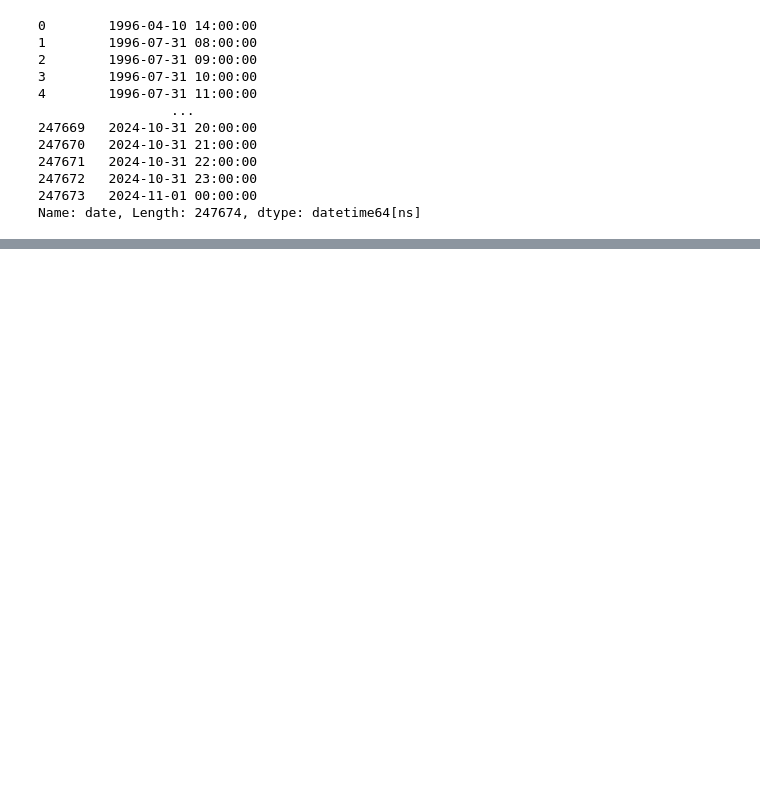
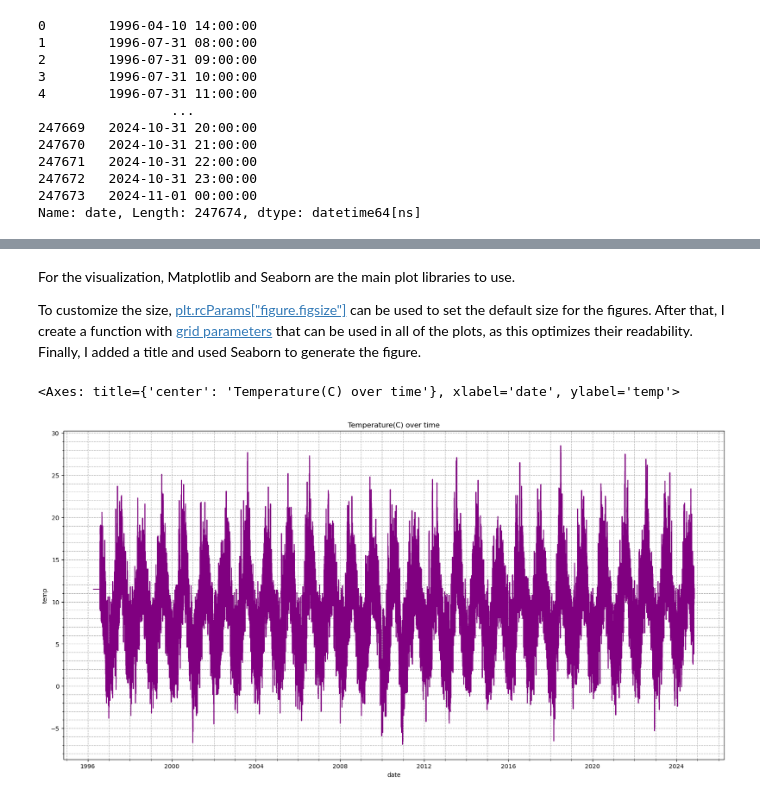
Before and after one commit to FatimaBOliveira/Programming-for-data-analytics, a Jupyter notebook: Assignments/assignment_6_Weather.ipynb, the cells around one changed output, grey strips where cells are left out. Saved outputs shown, nothing was run; the diff lists cells and outputs as text; code cells hidden in the pictures; blank space fills up the shorter version.

```diff
--- a/Assignments/assignment_6_Weather.ipynb
+++ b/Assignments/assignment_6_Weather.ipynb
@@ -169,7 +71,0 @@ sns.lineplot(data=df, x="date", y="daily_mean_wind", color="orange")
-# %%
-# Calculate the daily maximum wind speed.
-daily_max_wind = df.groupby(days)["wdsp"].transform("max")
-
-# Create a new column and show.
-df["daily_max_wind"] = daily_max_wind
-df.head(3)
@@ -190,7 +71,0 @@ sns.lineplot(data=df, x="date", y="daily_max_wind", color="salmon")
-# %%
-# Calculate the monthly mean of the daily maximum wind speeds.
-monthly_mean_daily_max_wind = df.groupby(months)["daily_max_wind"].transform("mean")
-
-# Create a new column and check.
-df["monthly_mean_daily_max_wind"] = monthly_mean_daily_max_wind
-df.head(3)
@@ -230,0 +145,9 @@ _____________
+# %%
+# Create a new DataFrame.
+dftemp=df[["date","temp"]]
+
+# Drop rows with "0" temperature values.
+dftemp = dftemp[dftemp["temp"] != 0]
+
+# Check.
+dftemp
@@ -230,0 +168,4 @@ _____________
+# %% [markdown]
+For the visualization, Matplotlib and Seaborn are the main plot libraries to use.
+
+To customize the size, [plt.rcParams["figure.figsize"]](https://mljar.com/blog/matplotlib-change-figure-size/) can be used to set the default size for the figures. After that, I create a function with [grid parameters](https://www.geeksforgeeks.org/customizing-minor-ticks-in-matplotlib-turning-on-minor-ticks-only-on-the-y-axis/) that can be used in all of the plots, as this optimizes their readability. Finally, I added a title and used Seaborn to generate the figure.
@@ -230,0 +176,20 @@ _____________
+# %%
+# Set the size of the figure.
+plt.rcParams["figure.figsize"] = (20, 10)
+
+# Define the grid parameters to use in the plots.
+def grid():
+    plt.minorticks_on() # Minor ticks between the main ticks.
+    plt.grid(which="both", linestyle="--") # Configure the grid lines.
+
+# Apply the grid() function.
+grid()
+
+# Add a title.
+plt.title("Temperature(C) over time")
+
+# Plot
+sns.lineplot(data=dftemp, x="date", y="temp", color="purple")
+# %% [output]
+<Axes: title={'center': 'Temperature(C) over time'}, xlabel='date', ylabel='temp'>
+[figure, added]
```
Also changed, not shown: parts of 53 cells of this notebook.
